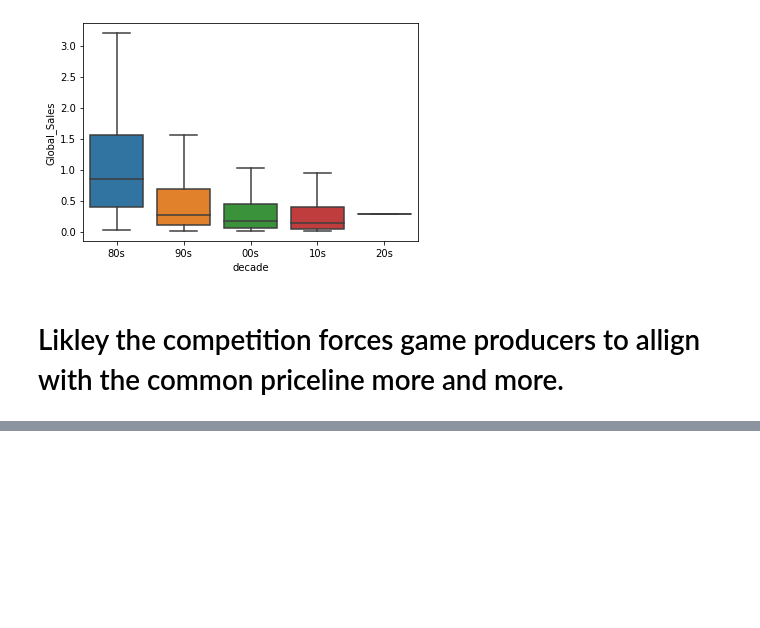
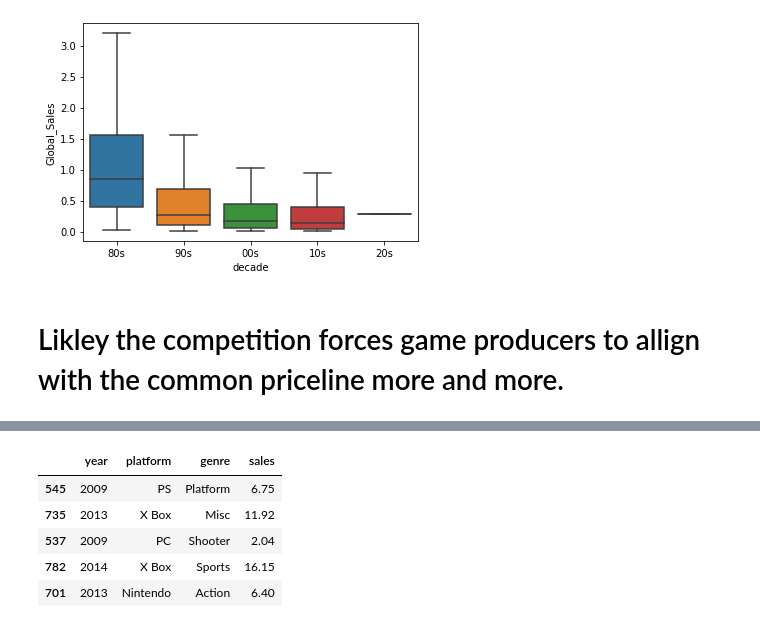
Before and after one commit to obaliuta/games_sales, a Jupyter notebook: notebook.ipynb, the cells around one changed output, grey strips where cells are left out. Drawn from its saved outputs; the diff is of its cells as text; code cells hidden in the pictures; blank space fills up the shorter version.

```diff
--- a/notebook.ipynb
+++ b/notebook.ipynb
@@ -237,0 +268,11 @@ sns.boxplot(x='decade', y='Global_Sales', data=sales, showfliers = False, order=
+# %%
+#grouping entries by features
+data = pd.DataFrame(data.groupby(['year','platform', 'genre'])['sales'].sum()).reset_index()
+data.sample(5)
+# %% [output]
+|  | year | platform | genre | sales |
+| 545 | 2009 | PS | Platform | 6.75 |
+| 735 | 2013 | X Box | Misc | 11.92 |
+| 537 | 2009 | PC | Shooter | 2.04 |
+| 782 | 2014 | X Box | Sports | 16.15 |
+| 701 | 2013 | Nintendo | Action | 6.40 |
```
Also changed, not shown: parts of 9 cells of this notebook.
